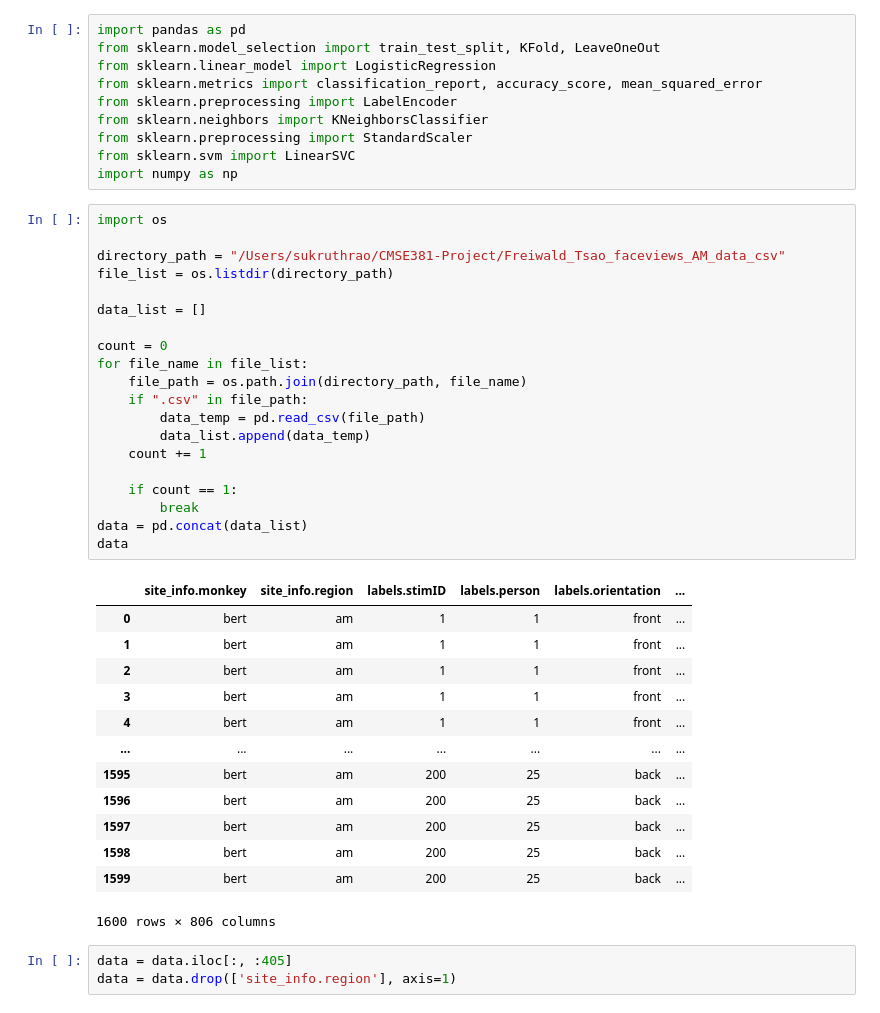
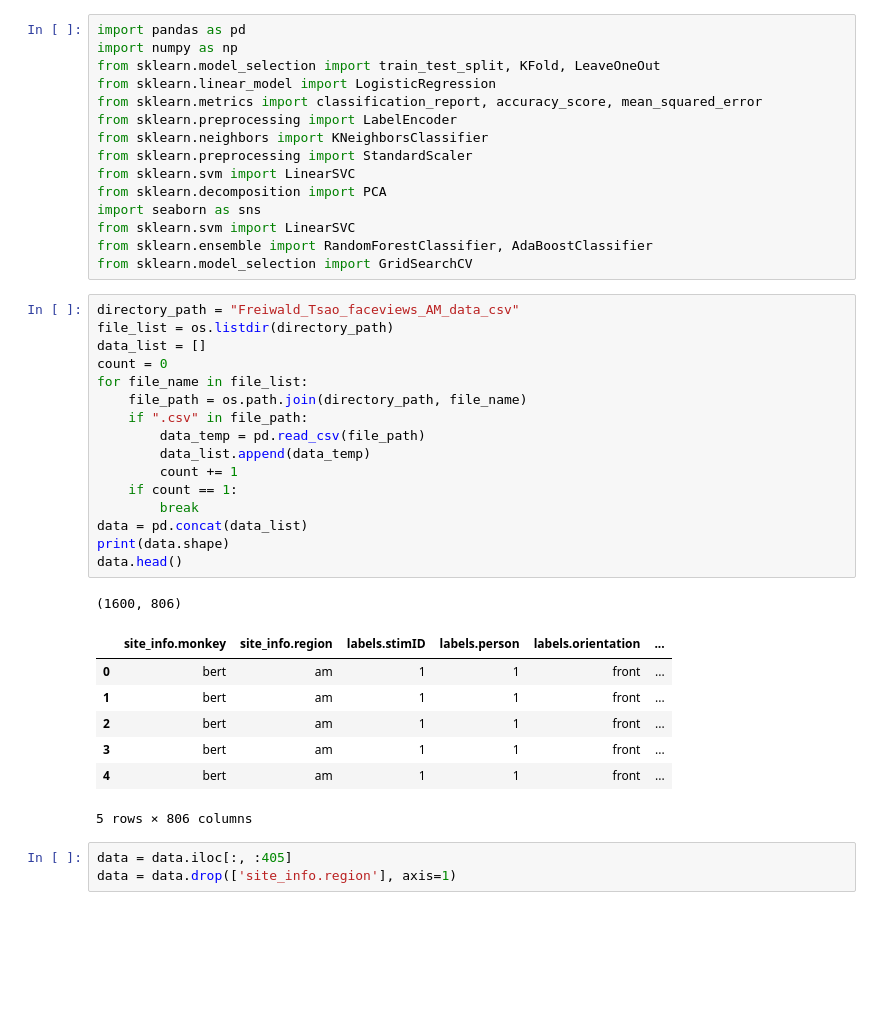
Before and after one commit to wolstone/CMSE381-Project, a Jupyter notebook: temp.ipynb, the cells around one changed output. Saved outputs shown, nothing was run; the diff lists cells and outputs as text; blank space fills up the shorter version.

```diff
--- a/temp.ipynb
+++ b/temp.ipynb
@@ -1,5 +1,6 @@
 # %%
 import pandas as pd
+import numpy as np
 from sklearn.model_selection import train_test_split, KFold, LeaveOneOut
 from sklearn.linear_model import LogisticRegression
 from sklearn.metrics import classification_report, accuracy_score, mean_squared_error
@@ -7,41 +8,36 @@ from sklearn.preprocessing import LabelEncoder
 from sklearn.neighbors import KNeighborsClassifier
 from sklearn.preprocessing import StandardScaler
 from sklearn.svm import LinearSVC
-import numpy as np
+from sklearn.decomposition import PCA
+import seaborn as sns
+from sklearn.svm import LinearSVC
+from sklearn.ensemble import RandomForestClassifier, AdaBoostClassifier
+from sklearn.model_selection import GridSearchCV
 # %%
-import os
-
-directory_path = "/Users/sukruthrao/CMSE381-Project/Freiwald_Tsao_faceviews_AM_data_csv"
+directory_path = "Freiwald_Tsao_faceviews_AM_data_csv"
 file_list = os.listdir(directory_path)
-
 data_list = []
-
 count = 0
 for file_name in file_list:
     file_path = os.path.join(directory_path, file_name)
     if ".csv" in file_path:
         data_temp = pd.read_csv(file_path)
         data_list.append(data_temp)
-    count += 1
-
+        count += 1
     if count == 1:
         break
 data = pd.concat(data_list)
-data
+print(data.shape)
+data.head()
 # %% [output]
+(1600, 806)
 |  | site_info.monkey | site_info.region | labels.stimID | labels.person | labels.orientation | ... |
 | 0 | bert | am | 1 | 1 | front | ... |
 | 1 | bert | am | 1 | 1 | front | ... |
 | 2 | bert | am | 1 | 1 | front | ... |
 | 3 | bert | am | 1 | 1 | front | ... |
 | 4 | bert | am | 1 | 1 | front | ... |
-| ... | ... | ... | ... | ... | ... | ... |
-| 1595 | bert | am | 200 | 25 | back | ... |
-| 1596 | bert | am | 200 | 25 | back | ... |
-| 1597 | bert | am | 200 | 25 | back | ... |
-| 1598 | bert | am | 200 | 25 | back | ... |
-| 1599 | bert | am | 200 | 25 | back | ... |
-1600 rows × 806 columns
+5 rows × 806 columns
 # %%
 data = data.iloc[:, :405]
 data = data.drop(['site_info.region'], axis=1)
```
Also changed, not shown: parts of 20 cells of this notebook.
